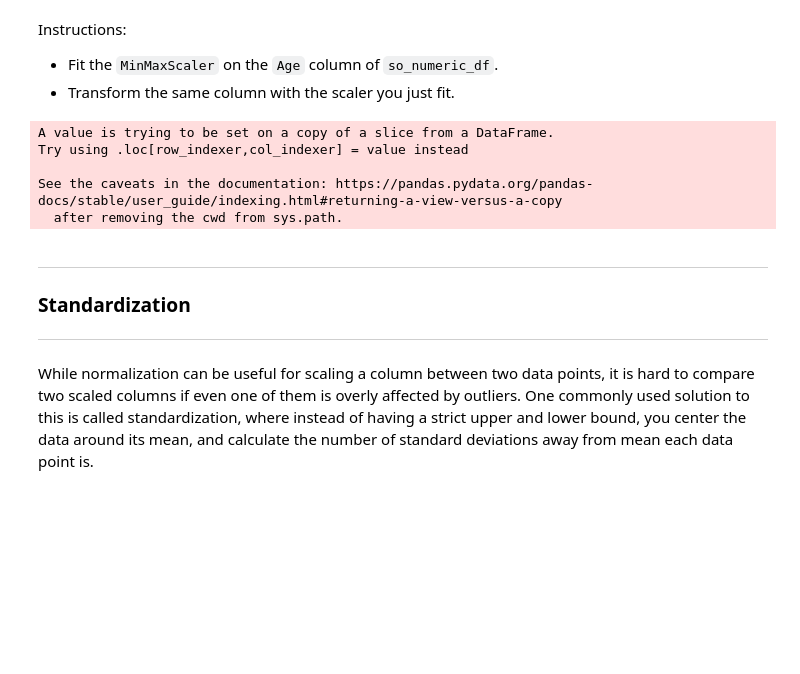
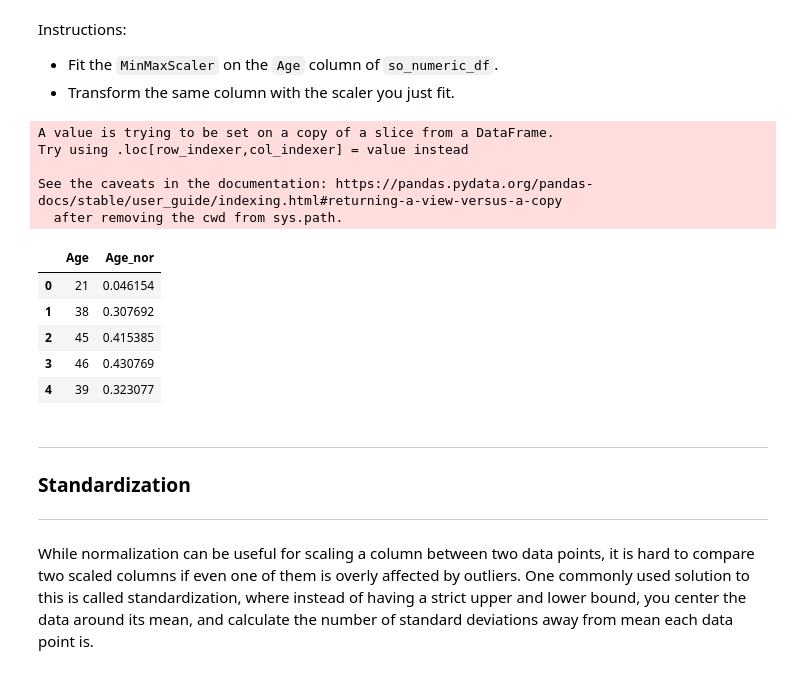
Before and after one commit to NehaNeha417/ML_SHALA, a Jupyter notebook: Assignment_ML_L6.ipynb, the cells around one changed output. Cells and saved outputs as stored; diff of their text form; code cells hidden in the pictures; blank space fills up the shorter version.

```diff
--- a/Assignment_ML_L6.ipynb
+++ b/Assignment_ML_L6.ipynb
@@ -512,6 +503,9 @@ print(so_survey_df.StackOverflowJobsRecommend.head(10))
 8    10.0
 9     7.0
 Name: StackOverflowJobsRecommend, dtype: float64
+# %%
+#2nd method
+so_survey_df.StackOverflowJobsRecommend = round(so_survey_df.StackOverflowJobsRecommend)
 # %% [markdown]
 ---
 ### Dealing with stray characters (I)
@@ -567,3 +571,8 @@ Instructions:
+# %%
+so_survey_df['RawSalary'] = so_survey_df['RawSalary'].str.replace('£','')  # type(alt + 0163)  to make pound symbol
+
+
+#so_survey_df['RawSalary'] = so_survey_df['RawSalary'].astype(float)
 # %% [markdown]
 ---
 ### Method chaining
@@ -586,7 +595,7 @@ Instructions:
 * Remove the pound (`£`) signs from the `RawSalary` column.
 * Convert the `RawSalary` column to float.
 # %%
-so_survey_df['RawSalary'] = so_survey_df['RawSalary'].str.replace(',','').str.replace('$','')
+so_survey_df['RawSalary'] = so_survey_df['RawSalary'].str.replace(',','').str.replace('$','').str.replace('£','')
 
 so_survey_df.RawSalary = pd.to_numeric(so_survey_df.RawSalary,errors='coerce')
 print(so_survey_df.RawSalary.head(10))
@@ -662,16 +671,22 @@ from sklearn.preprocessing import MinMaxScaler
 # %%
 # Instantiate MinMaxScaler     to fit between range 0 to 1
 MM_scaler = MinMaxScaler()
 MM_scaler.fit(so_numeric_df[['Age']])
 so_numeric_df['Age_nor'] = MM_scaler.transform(so_numeric_df[['Age']])
 
-#so_numeric_df[['Age']].head()
+so_numeric_df[['Age','Age_nor']].head()
 # %% [output]
 A value is trying to be set on a copy of a slice from a DataFrame.
 Try using .loc[row_indexer,col_indexer] = value instead
 
 See the caveats in the documentation: https://pandas.pydata.org/pandas-docs/stable/user_guide/indexing.html#returning-a-view-versus-a-copy
   after removing the cwd from sys.path.
+|  | Age | Age_nor |
+| 0 | 21 | 0.046154 |
+| 1 | 38 | 0.307692 |
+| 2 | 45 | 0.415385 |
+| 3 | 46 | 0.430769 |
+| 4 | 39 | 0.323077 |
 # %% [markdown]
 ---
 ### Standardization
```
Also changed, not shown: parts of 26 cells of this notebook.
